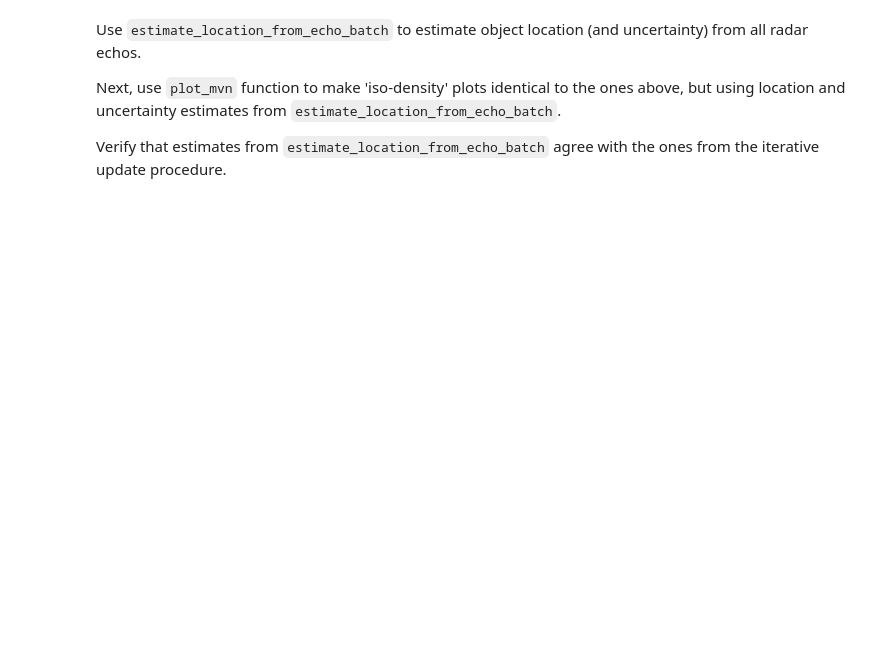
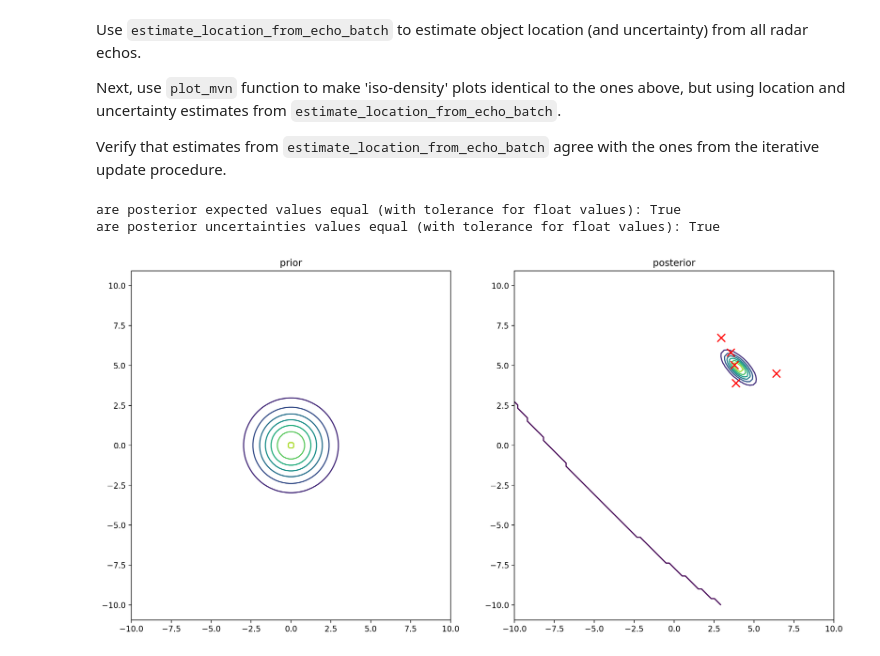
Before and after one commit to WSm-77/elements_of_statistical_machine_learning, a Jupyter notebook: lab2/lab2.ipynb, the cells around one changed output. Saved outputs shown, nothing was run; the diff lists cells and outputs as text; code cells hidden in the pictures; blank space fills up the shorter version.

```diff
--- a/lab2/lab2.ipynb
+++ b/lab2/lab2.ipynb
@@ -189,3 +193,12 @@ raise Exception('Implement estimate_location_from_echo_batch function')
+# %%
+def estimate_location_from_echo_batch(echo_n, prior_expected: np.ndarray, prior_Prec: np.ndarray, radar_echo_Prec: np.ndarray):
+    n = len(echo_n)
+
+    posterior_Sigma_multiple_echo = inv(prior_Prec + n * radar_echo_Prec)
+
+    posterior_expected_multiple_echo = np.linalg.multi_dot([posterior_Sigma_multiple_echo, (radar_echo_Prec.dot(np.sum(echo_n, axis = 0)) + prior_Prec.dot(prior_expected))])
+
+    return posterior_expected_multiple_echo, posterior_Sigma_multiple_echo
 # %% [markdown]
 Use `estimate_location_from_echo_batch` to estimate object location (and uncertainty) from all radar echos.
 
@@ -199,0 +208,14 @@ raise Exception('Use estimate_location_from_echo_batch to estimate object locati
+# %%
+_, ax = plt.subplots(1, 2, figsize=(16,8))
+
+posterior_expected_multiple_echo_batch, posterior_Sigma_multiple_echo_batch = estimate_location_from_echo_batch(radar_echo_n, prior_expected, prior_Prec, radar_echo_Prec)
+
+plot_mvn(ax[0], prior_expected, prior_Sigma, title="prior")
+plot_mvn(ax[1], posterior_expected_multiple_echo_batch, posterior_Sigma_multiple_echo_batch, radar_echo_n, title="posterior")
+
+print(f"are posterior expected values equal (with tolerance for float values): {np.allclose(posterior_expected_multiple_echo, posterior_expected_multiple_echo_batch)}")
+print(f"are posterior uncertainties values equal (with tolerance for float values): {np.allclose(posterior_Sigma_multiple_echo, posterior_Sigma_multiple_echo_batch)}")
+# %% [output]
+are posterior expected values equal (with tolerance for float values): True
+are posterior uncertainties values equal (with tolerance for float values): True
+[figure, added]
```
Also changed, not shown: parts of 10 cells of this notebook, 1 other file.
